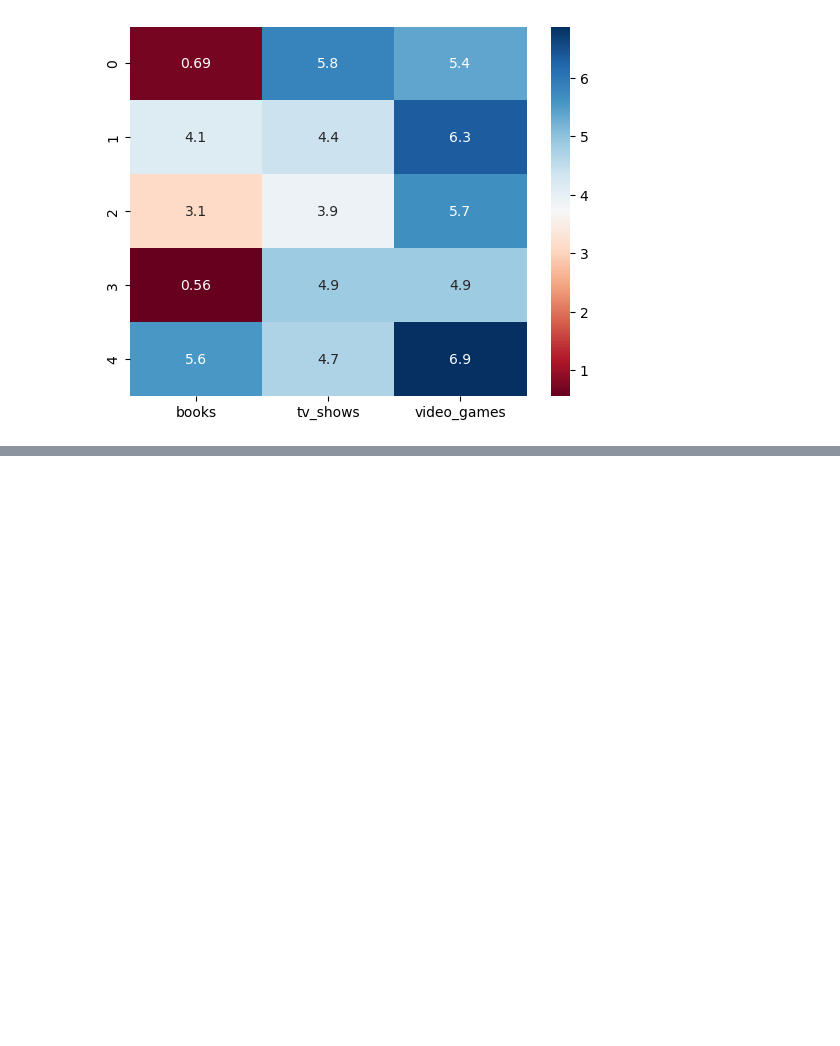
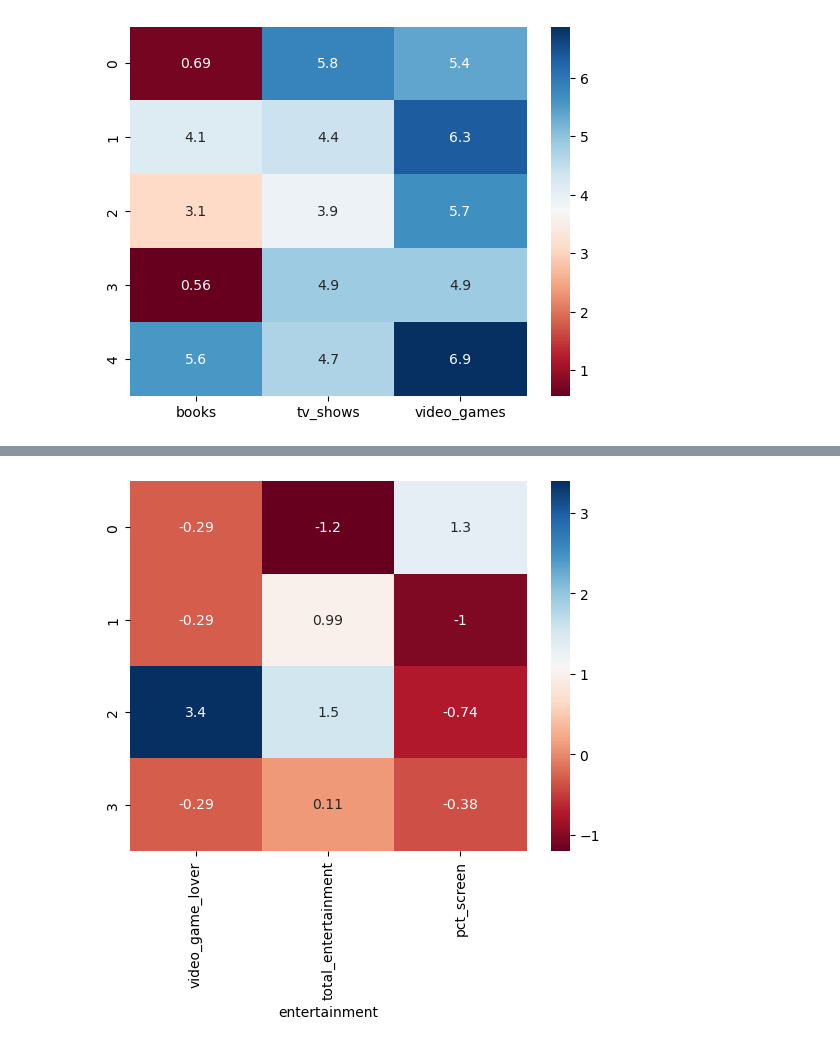
Before and after one commit to Camiloesp/PythonDataScience_UnsupervisedML, a Jupyter notebook: 2_Clustering.ipynb, the cells around one changed output, grey strips where cells are left out. Cells and saved outputs as stored; diff of their text form; code cells hidden in the pictures; blank space fills up the shorter version.

```diff
--- a/2_Clustering.ipynb
+++ b/2_Clustering.ipynb
@@ -298,0 +349,4 @@ sns.heatmap(cluster_centers5, cmap='RdBu', annot=True);
+# %%
+kmeans4 = KMeans(n_clusters=4, n_init='auto', random_state=42)
+# %%
+kmeans4.fit(data_v2)
@@ -298,0 +372,3 @@ sns.heatmap(cluster_centers5, cmap='RdBu', annot=True);
+# %%
+cluster_centers4 = pd.DataFrame(kmeans4.cluster_centers_, columns=data_v2.columns)
+cluster_centers4
@@ -298,0 +381,4 @@ sns.heatmap(cluster_centers5, cmap='RdBu', annot=True);
+# %%
+sns.heatmap(cluster_centers4, cmap='RdBu', annot=True);
+# %% [output]
+[figure, added]
```
Also changed, not shown: parts of 12 cells of this notebook, 1 other file.
